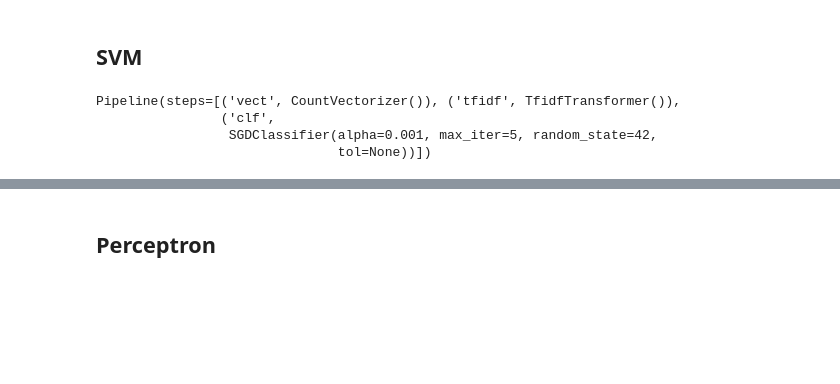
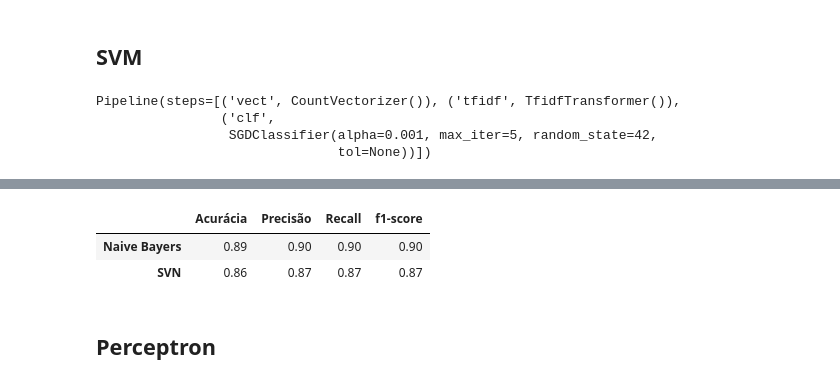
Before and after one commit to svponte/mdm, a Jupyter notebook: main_sklearn.ipynb, the cells around one changed output, grey strips where cells are left out. Saved outputs shown, nothing was run; the diff lists cells and outputs as text; code cells hidden in the pictures; blank space fills up the shorter version.

```diff
--- a/main_sklearn.ipynb
+++ b/main_sklearn.ipynb
@@ -331,15 +331,19 @@ weighted avg       0.89      0.89      0.89     11550
 # %%
 # Coleta Resultados
 resultados = []
+algoritmos = []
 resultado = {
     #'Algoritmo': 'Naive Bayes',
-    #'Acurácia': 0.89,
-    #'Precisão': 0.9,
-    #'Recall': 0.9,
-    #'f1-score': 0.9
-    u'Naive Bayes': 0.89,
-    u'Naive Bayes': 0.9,
-    u'Naive Bayes': 0.9,
-    u'Naive Bayes': 0.9
+    u'Acurácia': 0.89,
+    u'Precisão': 0.9,
+    u'Recall': 0.9,
+    u'f1-score': 0.9
+    #u'Naive Bayes': 0.89,
+    #u'Naive Bayes': 0.9,
+    #u'Naive Bayes': 0.9,
+    #u'Naive Bayes': 0.9
 }
 resultados.append(resultado)
+algoritmos.append('Naive Bayers')
+
+dtResult = pd.DataFrame([resultado], ["Naive Bayers"])
@@ -397,18 +406,27 @@ weighted avg       0.87      0.87      0.86     11550
 # %%
 # Coleta Resultados
-resultados = []
 resultado = {
     #'Algoritmo': 'SVN',
-    #'Acurácia': 0.86,
-    #'Precisão': 0.87,
-    #'Recall': 0.87,
-    #'f1-score': 0.87
-    u'SVN': 0.86,
-    u'SVN': 0.87,
-    u'SVN': 0.87,
-    u'SVN': 0.87
+    u'Acurácia': 0.86,
+    u'Precisão': 0.87,
+    u'Recall': 0.87,
+    u'f1-score': 0.87
+    #u'SVN': 0.86,
+    #u'SVN': 0.87,
+    #u'SVN': 0.87,
+    #u'SVN': 0.87
 }
 resultados.append(resultado)
+algoritmos.append('SVN')
+
+dtTemp = pd.DataFrame([resultado], ["SVN"])
+dtResult = dtResult.append(dtTemp)
+# %%
+dtResult
+# %% [output]
+|  | Acurácia | Precisão | Recall | f1-score |
+| Naive Bayers | 0.89 | 0.90 | 0.90 | 0.90 |
+| SVN | 0.86 | 0.87 | 0.87 | 0.87 |
 # %% [markdown]
 ## Perceptron
 # %%
```
Also changed, not shown: parts of 19 cells of this notebook, 8 other files.
